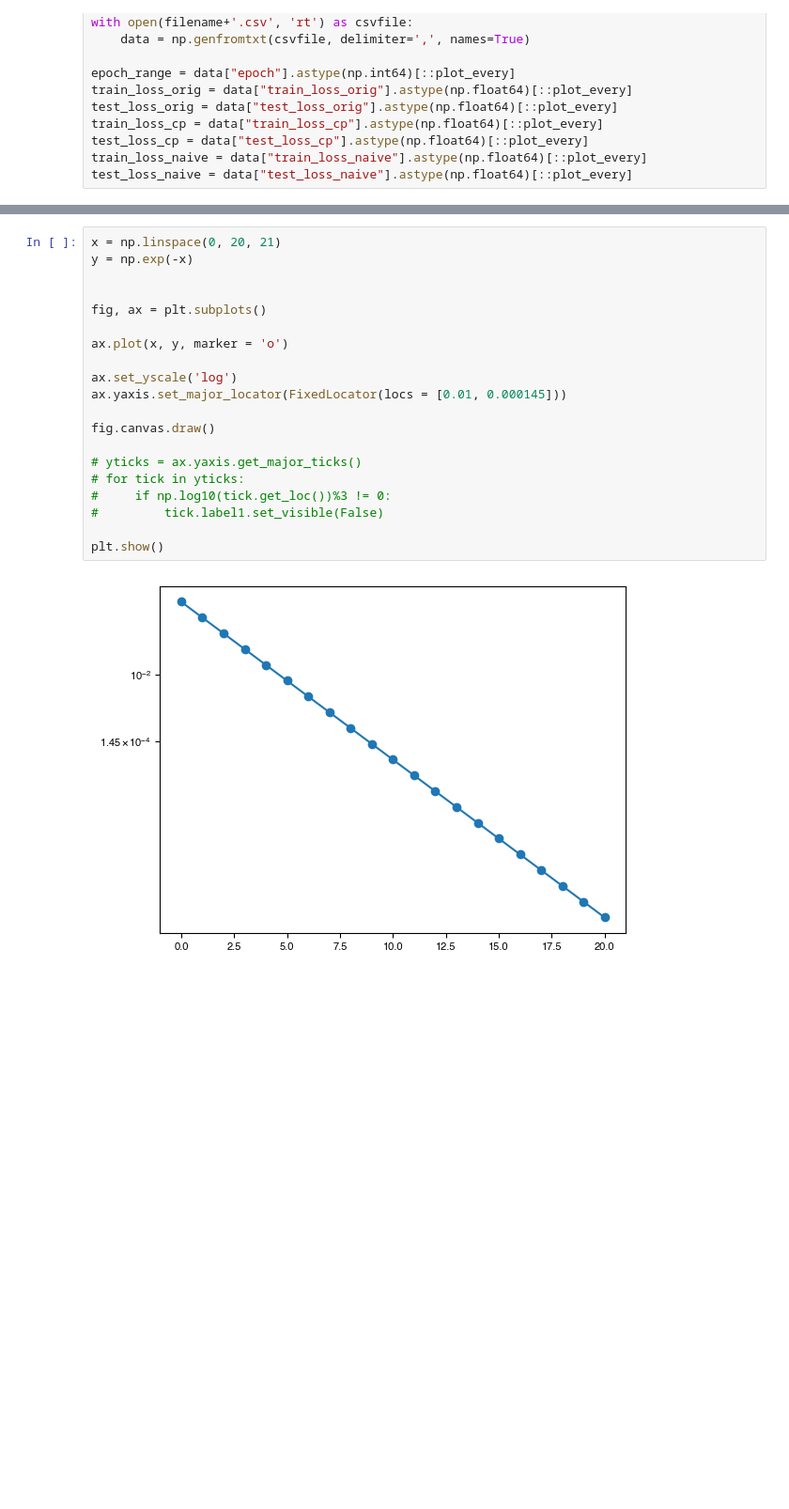
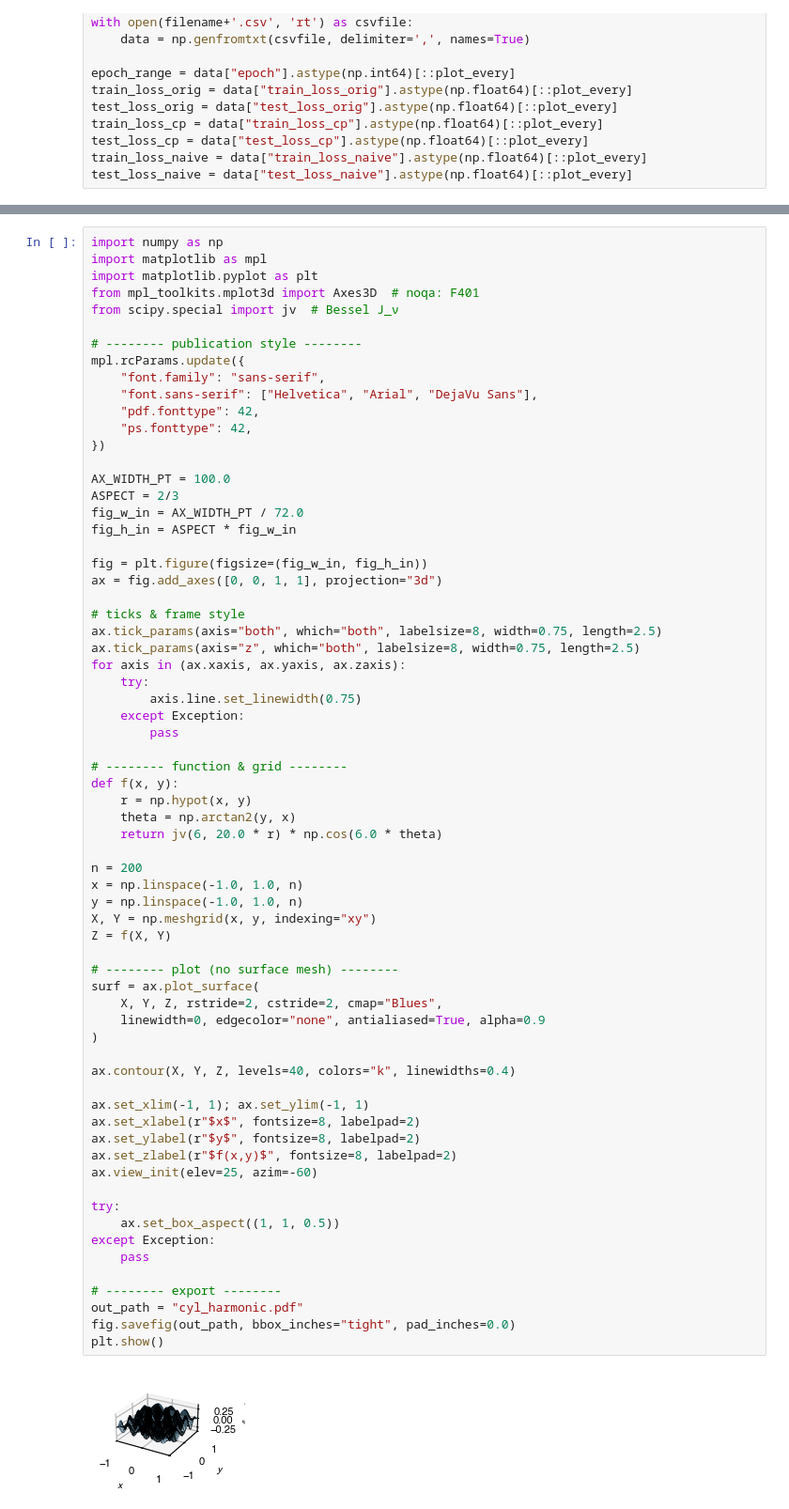
Before and after one commit to WHY-David/moment_compression, a Jupyter notebook: new/plot.ipynb, the cells around one changed output, grey strips where cells are left out. Shown at 94% size. Saved outputs shown, nothing was run; the diff lists cells and outputs as text; blank space fills up the shorter version.

```diff
--- a/new/plot.ipynb
+++ b/new/plot.ipynb
@@ -62,22 +122,69 @@ plt.show()
 # %%
-x = np.linspace(0, 20, 21)
-y = np.exp(-x)
+import numpy as np
+import matplotlib as mpl
+import matplotlib.pyplot as plt
+from mpl_toolkits.mplot3d import Axes3D  # noqa: F401
+from scipy.special import jv  # Bessel J_ν
 
+# -------- publication style --------
+mpl.rcParams.update({
+    "font.family": "sans-serif",
+    "font.sans-serif": ["Helvetica", "Arial", "DejaVu Sans"],
+    "pdf.fonttype": 42,
+    "ps.fonttype": 42,
+})
 
-fig, ax = plt.subplots()
+AX_WIDTH_PT = 100.0
+ASPECT = 2/3
+fig_w_in = AX_WIDTH_PT / 72.0
+fig_h_in = ASPECT * fig_w_in
 
-ax.plot(x, y, marker = 'o')
+fig = plt.figure(figsize=(fig_w_in, fig_h_in))
+ax = fig.add_axes([0, 0, 1, 1], projection="3d")
 
-ax.set_yscale('log')
-ax.yaxis.set_major_locator(FixedLocator(locs = [0.01, 0.000145]))
+# ticks & frame style
+ax.tick_params(axis="both", which="both", labelsize=8, width=0.75, length=2.5)
+ax.tick_params(axis="z", which="both", labelsize=8, width=0.75, length=2.5)
+for axis in (ax.xaxis, ax.yaxis, ax.zaxis):
+    try:
+        axis.line.set_linewidth(0.75)
+    except Exception:
+        pass
 
-fig.canvas.draw()
+# -------- function & grid --------
+def f(x, y):
+    r = np.hypot(x, y)
+    theta = np.arctan2(y, x)
+    return jv(6, 20.0 * r) * np.cos(6.0 * theta)
 
-# yticks = ax.yaxis.get_major_ticks()
-# for tick in yticks:
-#     if np.log10(tick.get_loc())%3 != 0:
-#         tick.label1.set_visible(False)
+n = 200
+x = np.linspace(-1.0, 1.0, n)
+y = np.linspace(-1.0, 1.0, n)
+X, Y = np.meshgrid(x, y, indexing="xy")
+Z = f(X, Y)
 
+# -------- plot (no surface mesh) --------
+surf = ax.plot_surface(
+    X, Y, Z, rstride=2, cstride=2, cmap="Blues",
+    linewidth=0, edgecolor="none", antialiased=True, alpha=0.9
+)
+
+ax.contour(X, Y, Z, levels=40, colors="k", linewidths=0.4)
+
+ax.set_xlim(-1, 1); ax.set_ylim(-1, 1)
+ax.set_xlabel(r"$x$", fontsize=8, labelpad=2)
+ax.set_ylabel(r"$y$", fontsize=8, labelpad=2)
+ax.set_zlabel(r"$f(x,y)$", fontsize=8, labelpad=2)
+ax.view_init(elev=25, azim=-60)
+
+try:
+    ax.set_box_aspect((1, 1, 0.5))
+except Exception:
+    pass
+
+# -------- export --------
+out_path = "cyl_harmonic.pdf"
+fig.savefig(out_path, bbox_inches="tight", pad_inches=0.0)
 plt.show()
 # %% [output]
-[figure, old version]
+[figure, new version]
```
Also changed, not shown: parts of 7 cells of this notebook, 29 other files.
